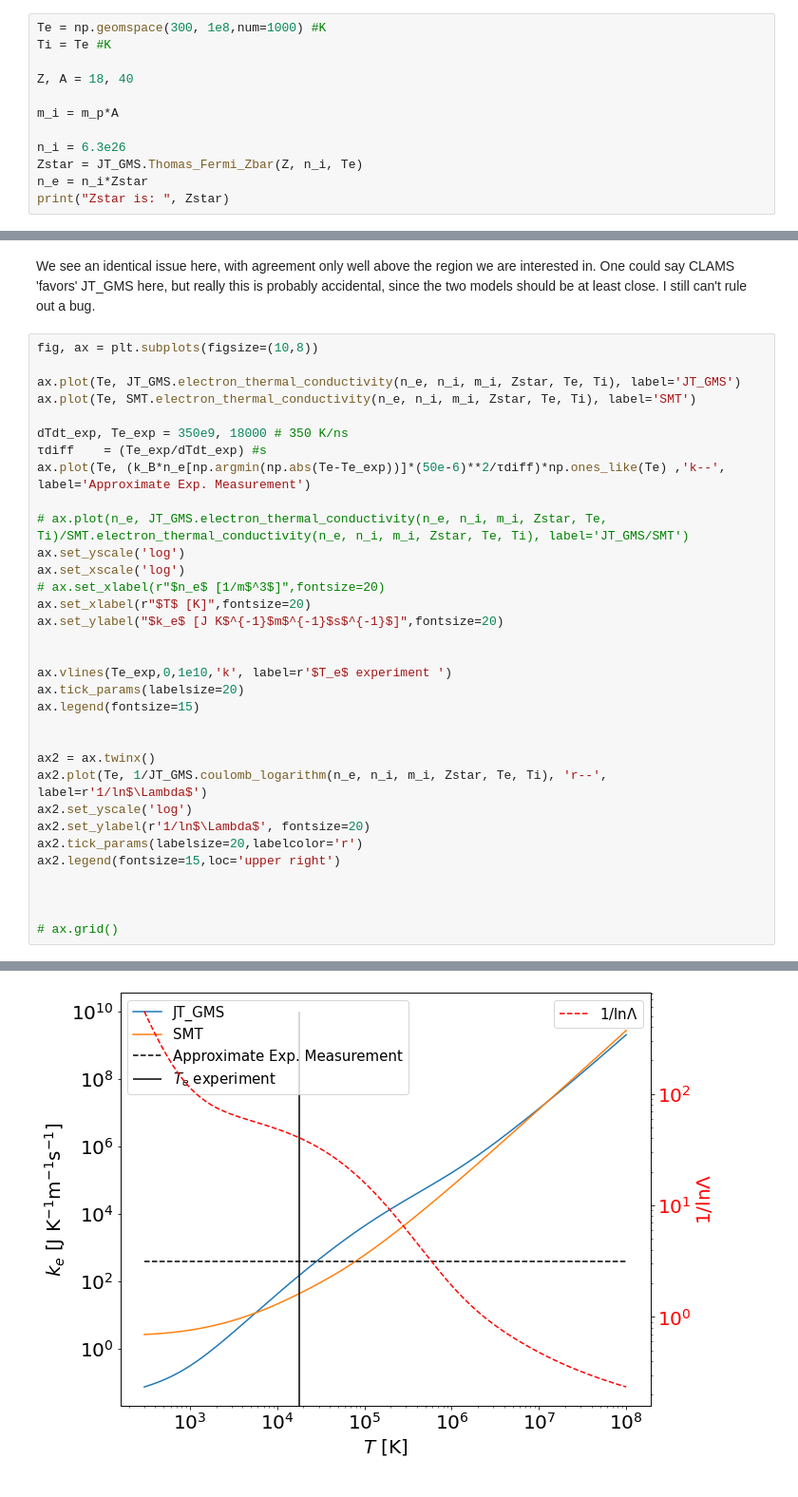
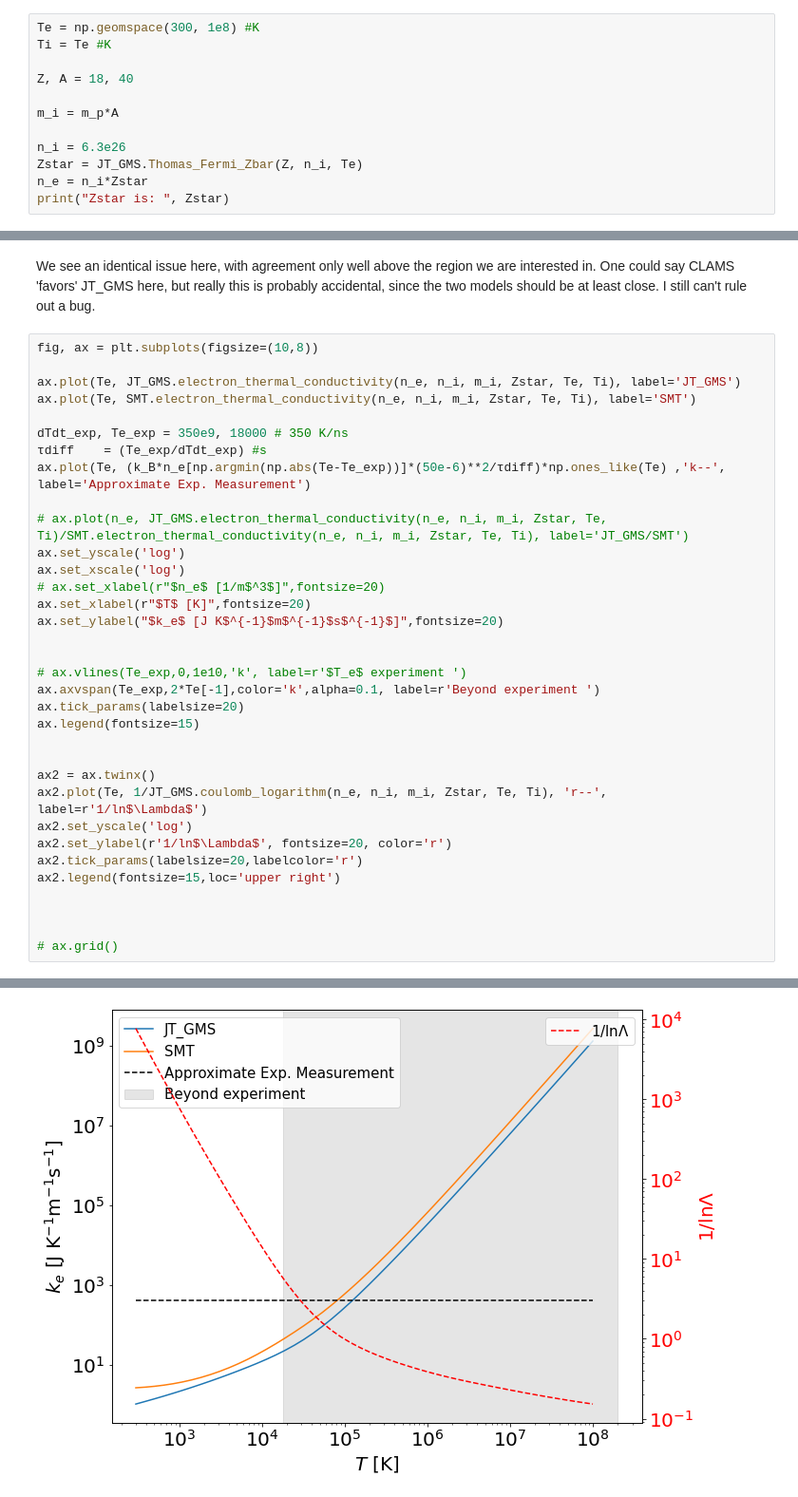
Before and after one commit to MurilloGroupMSU/Two-Temperature-Model, a Jupyter notebook: parameter_testing.ipynb, the cells around one changed output, grey strips where cells are left out. Shown at 95% size. Cells and saved outputs as stored; diff of their text form.

```diff
--- a/parameter_testing.ipynb
+++ b/parameter_testing.ipynb
@@ -158,7 +243,7 @@ ax2.legend(fontsize=15,loc='upper right')
 
 We repeat, but for parameters of interest to CLAMS
 # %%
-Te = np.geomspace(300, 1e8,num=1000) #K
+Te = np.geomspace(300, 1e8) #K
 Ti = Te #K
 
 Z, A = 18, 40
@@ -195,33 +272,34 @@ fig, ax = plt.subplots(figsize=(10,8))
 ax.plot(Te, JT_GMS.electron_thermal_conductivity(n_e, n_i, m_i, Zstar, Te, Ti), label='JT_GMS')
 ax.plot(Te, SMT.electron_thermal_conductivity(n_e, n_i, m_i, Zstar, Te, Ti), label='SMT')
 
 dTdt_exp, Te_exp = 350e9, 18000 # 350 K/ns
 τdiff    = (Te_exp/dTdt_exp) #s
 ax.plot(Te, (k_B*n_e[np.argmin(np.abs(Te-Te_exp))]*(50e-6)**2/τdiff)*np.ones_like(Te) ,'k--', label='Approximate Exp. Measurement')
 
 # ax.plot(n_e, JT_GMS.electron_thermal_conductivity(n_e, n_i, m_i, Zstar, Te, Ti)/SMT.electron_thermal_conductivity(n_e, n_i, m_i, Zstar, Te, Ti), label='JT_GMS/SMT')
 ax.set_yscale('log')
 ax.set_xscale('log')
 # ax.set_xlabel(r"$n_e$ [1/m$^3$]",fontsize=20)
 ax.set_xlabel(r"$T$ [K]",fontsize=20)
 ax.set_ylabel("$k_e$ [J K$^{-1}$m$^{-1}$s$^{-1}$]",fontsize=20)
 
 
-ax.vlines(Te_exp,0,1e10,'k', label=r'$T_e$ experiment ')
+# ax.vlines(Te_exp,0,1e10,'k', label=r'$T_e$ experiment ')
+ax.axvspan(Te_exp,2*Te[-1],color='k',alpha=0.1, label=r'Beyond experiment ')
 ax.tick_params(labelsize=20)
 ax.legend(fontsize=15)
 
 
 ax2 = ax.twinx()
 ax2.plot(Te, 1/JT_GMS.coulomb_logarithm(n_e, n_i, m_i, Zstar, Te, Ti), 'r--', label=r'1/ln$\Lambda$')
 ax2.set_yscale('log')
-ax2.set_ylabel(r'1/ln$\Lambda$', fontsize=20)
+ax2.set_ylabel(r'1/ln$\Lambda$', fontsize=20, color='r')
 ax2.tick_params(labelsize=20,labelcolor='r')
 ax2.legend(fontsize=15,loc='upper right')
 
 
 
 # ax.grid()
 # %% [output]
 <matplotlib.legend.Legend at 0x...>
-[figure, old version]
+[figure, new version]
```
Also changed, not shown: parts of 11 cells of this notebook, 1 other file.
